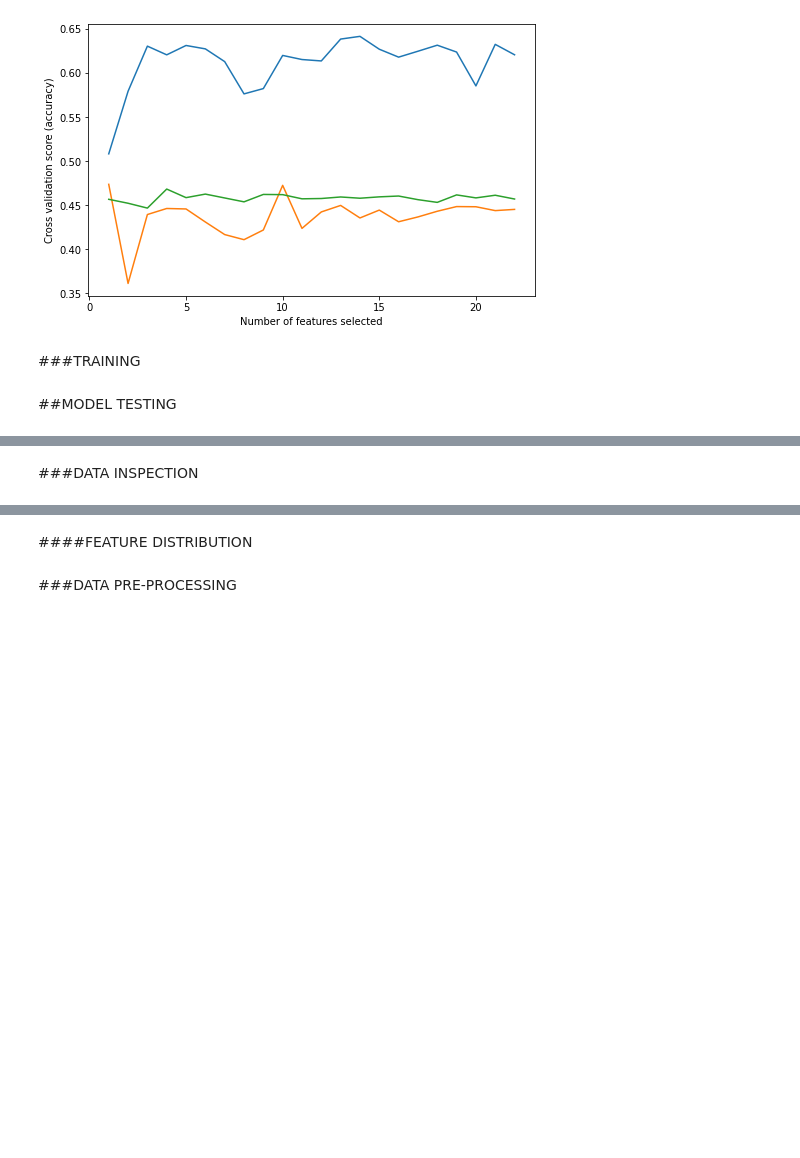
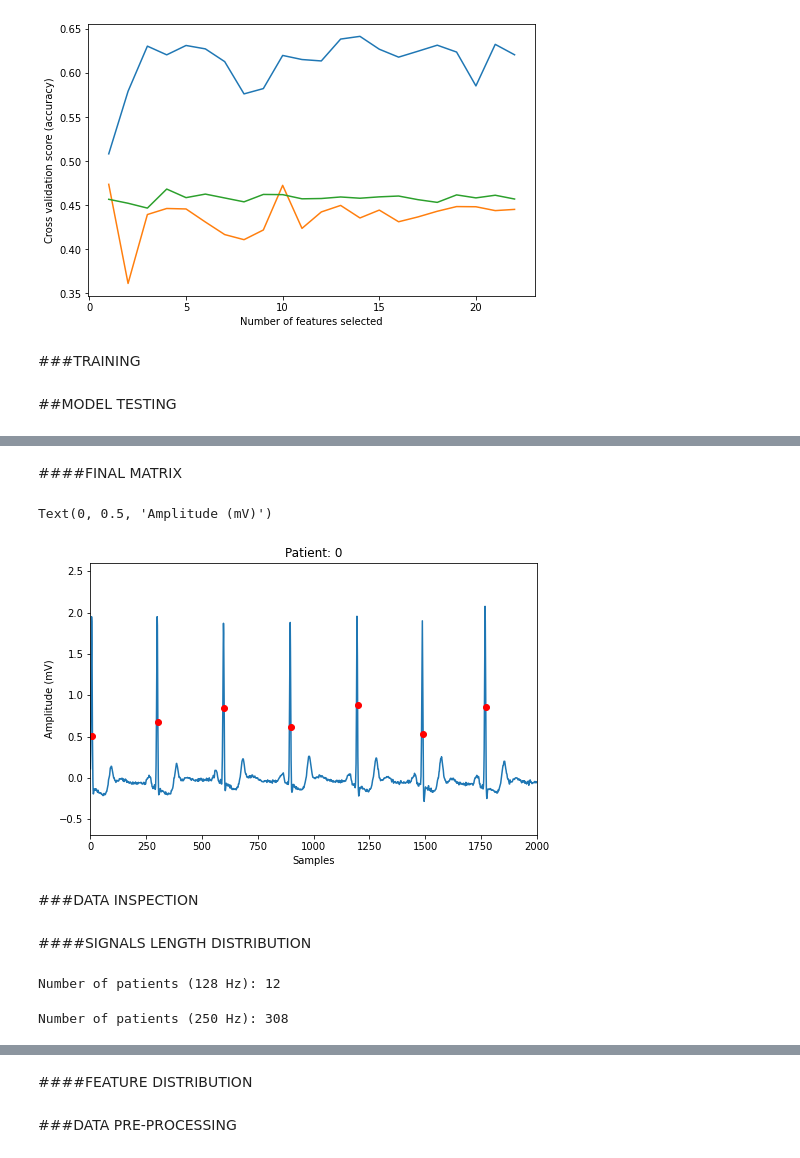
Before and after one commit to alice202122/AI_PROJECT, a Jupyter notebook: AI_Assignment.ipynb, the cells around one changed output, grey strips where cells are left out. Drawn from its saved outputs; the diff is of its cells as text; code cells hidden in the pictures; blank space fills up the shorter version.

```diff
--- a/AI_Assignment.ipynb
+++ b/AI_Assignment.ipynb
@@ -2022,0 +2078,2 @@ joblib.dump(forestGS_def, filename_chosen + '.joblib')
+# %% [markdown]
+####FINAL MATRIX
@@ -2023,2 +2090,42 @@ joblib.dump(forestGS_def, filename_chosen + '.joblib')
+# %%
+test = pd.read_pickle(path+'test')
+test = test.values.tolist()
+# %%
+patient = 0
+
+ECG = 0                                                                           # ECGs are stored in the first column of the data matrix
+Ilead = 0                                                                         # I lead is stored in the first column of the ECGs
+IIlead = 1                                                                        # II lead is stored in the second column of the ECGs
+ECG_I = test[patient][ECG][:,Ilead]
+ECG_II = test[patient][ECG][:,IIlead]
+Rpk = 1                                                                           # R peaks locations are in the 2nd column of the data matrix
+
+plt.title("Patient: " + str(patient))
+plt.plot(ECG_I, color='C0')
+plt.plot(test[patient][Rpk], ECG_I[test[patient][Rpk]], color='r', marker='o', linestyle='None')
+plt.xlabel("Samples")
+plt.xlim(0, 2000)
+plt.ylabel("Amplitude (mV)")
+# %% [output]
+Text(0, 0.5, 'Amplitude (mV)')
+[figure, added]
 # %% [markdown]
 ###DATA INSPECTION
+# %% [markdown]
+####SIGNALS LENGTH DISTRIBUTION
+# %%
+ECGs_128 = []                                                                     # ECGs at 128 Hz list initialization
+
+ECGs_128, ECGs128_numfiles = storage(ECGs_128, input_directory, '8', 'ecg')
+
+print('Number of patients (128 Hz): ' +str(ECGs128_numfiles))
+# %% [output]
+Number of patients (128 Hz): 12
+# %%
+ECGs_250 = []                                                                     # ECGs at 250 Hz list initialization
+
+ECGs_250, ECGs250_numfiles = storage(ECGs_250, input_directory, '0', 'ecg')
+
+print('Number of patients (250 Hz): ' +str(ECGs250_numfiles))
+# %% [output]
+Number of patients (250 Hz): 308
```
Also changed, not shown: parts of 71 cells of this notebook.
